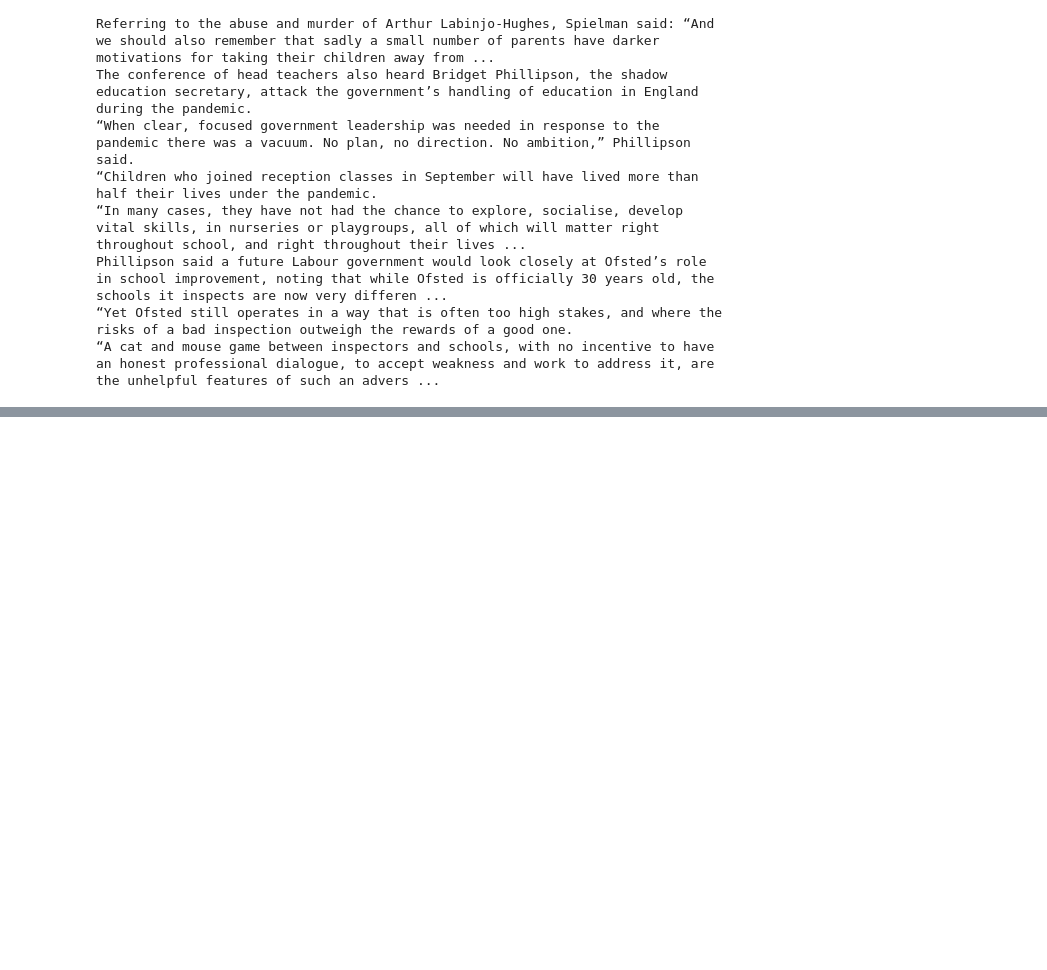
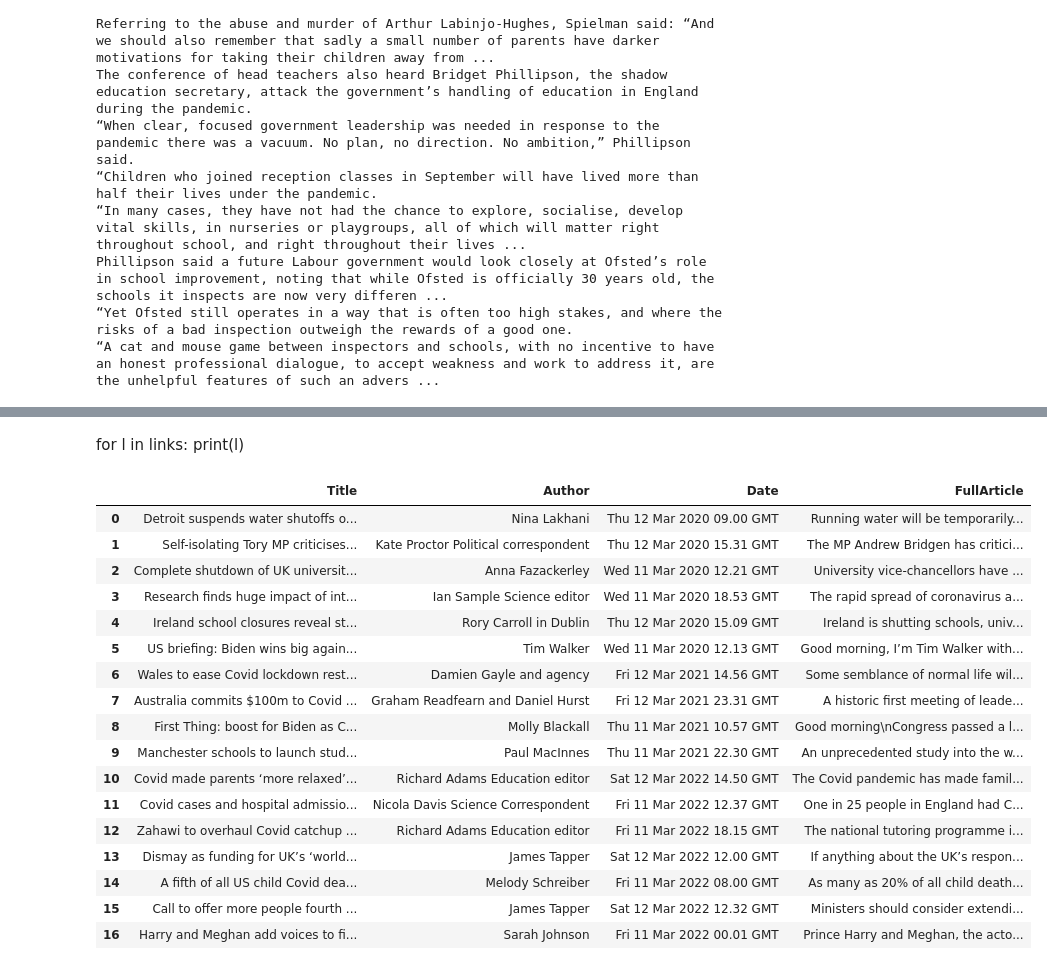
Before and after one commit to ELIJDAYO/Webscrape-Notebook, a Jupyter notebook: NewsAPI.ipynb, the cells around one changed output, grey strips where cells are left out. Drawn from its saved outputs; the diff is of its cells as text; code cells hidden in the pictures; blank space fills up the shorter version.

```diff
--- a/NewsAPI.ipynb
+++ b/NewsAPI.ipynb
@@ -190,0 +233,62 @@ jsonList
+# %% [markdown]
+for l in links:
+    print(l)
+# %%
+jsonScrape = []
+for l in links:
+    page=requests.get(l)
+    soup = bs(page.content, 'html.parser'
+             )
+    title = soup.find("h1",{"class","dcr-125vfar"})
+    if title == None:
+        continue
+    title = title.text
+    snippet = soup.find("div",{"class","dcr-1mp5s8u"})
+    if snippet == None:
+        continue
+    author = snippet.text
+
+    if authorSpecified == "":
+        snippet = soup.find("summary",{"class","dcr-12fpzem"})
+        if snippet is None:
+            continue
+        date = snippet.text
+        snippet = soup.findAll("p",{"class","dcr-xry7m2"})
+        fullArticle = ""
+        for p in snippet:
+            fullArticle += p.text + "\n"
+        jsonScrape.append((title,author,date,fullArticle))
+    else:
+        if authorSpecified == author:
+            snippet = soup.find("summary",{"class","dcr-12fpzem"})
+            if snippet is None:
+                continue
+            date = snippet.text
+            snippet = soup.findAll("p",{"class","dcr-xry7m2"})
+            fullArticle = ""
+            for p in snippet:
+                fullArticle += p.text + "\n"
+            jsonScrape.append((title,author,date,fullArticle))
+# %%
+jsonList = pd.DataFrame(jsonScrape)
+jsonList.columns = ['Title', 'Author', 'Date', 'FullArticle']
+jsonList
+# %% [output]
+|  | Title | Author | Date | FullArticle |
+| 0 | Detroit suspends water shutoffs o... | Nina Lakhani | Thu 12 Mar 2020 09.00 GMT | Running water will be temporarily... |
+| 1 | Self-isolating Tory MP criticises... | Kate Proctor Political correspondent | Thu 12 Mar 2020 15.31 GMT | The MP Andrew Bridgen has critici... |
+| 2 | Complete shutdown of UK universit... | Anna Fazackerley | Wed 11 Mar 2020 12.21 GMT | University vice-chancellors have ... |
+| 3 | Research finds huge impact of int... | Ian Sample Science editor | Wed 11 Mar 2020 18.53 GMT | The rapid spread of coronavirus a... |
+| 4 | Ireland school closures reveal st... | Rory Carroll in Dublin | Thu 12 Mar 2020 15.09 GMT | Ireland is shutting schools, univ... |
+| 5 | US briefing: Biden wins big again... | Tim Walker | Wed 11 Mar 2020 12.13 GMT | Good morning, I’m Tim Walker with... |
+| 6 | Wales to ease Covid lockdown rest... | Damien Gayle and agency | Fri 12 Mar 2021 14.56 GMT | Some semblance of normal life wil... |
+| 7 | Australia commits $100m to Covid ... | Graham Readfearn and Daniel Hurst | Fri 12 Mar 2021 23.31 GMT | A historic first meeting of leade... |
+| 8 | First Thing: boost for Biden as C... | Molly Blackall | Thu 11 Mar 2021 10.57 GMT | Good morning\nCongress passed a l... |
+| 9 | Manchester schools to launch stud... | Paul MacInnes | Thu 11 Mar 2021 22.30 GMT | An unprecedented study into the w... |
+| 10 | Covid made parents ‘more relaxed’... | Richard Adams Education editor | Sat 12 Mar 2022 14.50 GMT | The Covid pandemic has made famil... |
+| 11 | Covid cases and hospital admissio... | Nicola Davis Science Correspondent | Fri 11 Mar 2022 12.37 GMT | One in 25 people in England had C... |
+| 12 | Zahawi to overhaul Covid catchup ... | Richard Adams Education editor | Fri 11 Mar 2022 18.15 GMT | The national tutoring programme i... |
+| 13 | Dismay as funding for UK’s ‘world... | James Tapper | Sat 12 Mar 2022 12.00 GMT | If anything about the UK’s respon... |
+| 14 | A fifth of all US child Covid dea... | Melody Schreiber | Fri 11 Mar 2022 08.00 GMT | As many as 20% of all child death... |
+| 15 | Call to offer more people fourth ... | James Tapper | Sat 12 Mar 2022 12.32 GMT | Ministers should consider extendi... |
+| 16 | Harry and Meghan add voices to fi... | Sarah Johnson | Fri 11 Mar 2022 00.01 GMT | Prince Harry and Meghan, the acto... |
```
Also changed, not shown: parts of 15 cells of this notebook.
